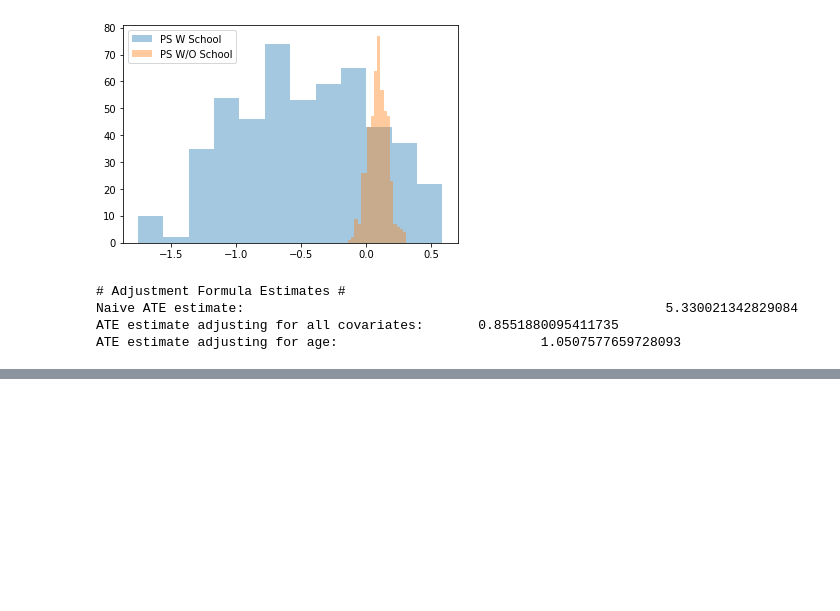
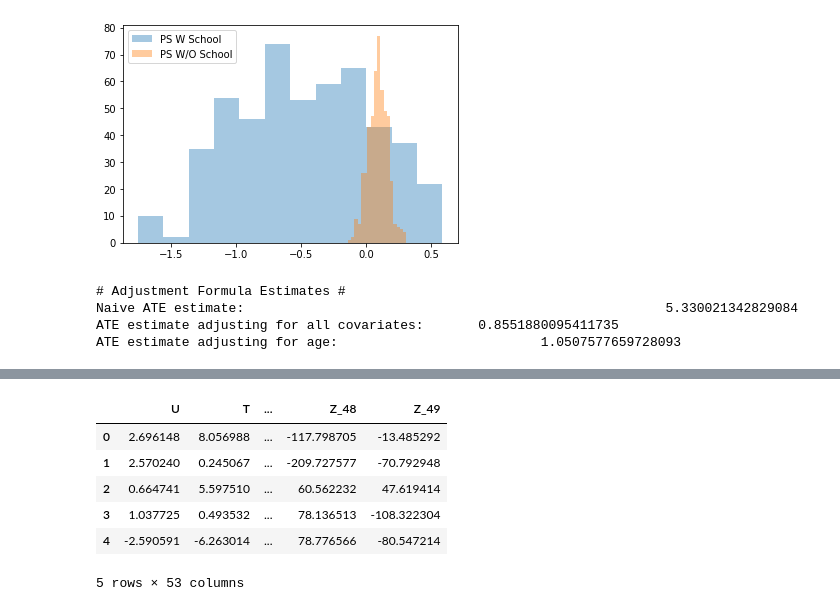
Before and after one commit to vin136/Machine-Learning-Interview-Questions, a Jupyter notebook: nbs/Causal_Inference.ipynb, the cells around one changed output, grey strips where cells are left out. Drawn from its saved outputs; the diff is of its cells as text; code cells hidden in the pictures; blank space fills up the shorter version.

```diff
--- a/nbs/Causal_Inference.ipynb
+++ b/nbs/Causal_Inference.ipynb
@@ -161,0 +166,18 @@ ATE estimate adjusting for age:                          1.0507577659728093
+# %%
+import warnings
+warnings.filterwarnings('ignore')
+
+import pandas as pd
+import numpy as np
+from scipy import stats
+from matplotlib import style
+import seaborn as sns
+from matplotlib import pyplot as plt
+import statsmodels.formula.api as smf
+import graphviz as gr
+from linearmodels.iv import IV2SLS
+
+%matplotlib inline
+
+pd.set_option("display.max_columns", 5)
+style.use("fivethirtyeight")
@@ -161,0 +199,24 @@ ATE estimate adjusting for age:                          1.0507577659728093
+# %%
+# effect of strength of correlation
+
+np.random.seed(12)
+n = 10000
+X = np.random.normal(0, 2, n) # observable variable
+U = np.random.normal(0, 2, n) # unobservable (omitted) variable
+T = np.random.normal(1 + 0.5*U, 5, n) # treatment
+Y = np.random.normal(2 + X - 0.5*U + 2*T, 5, n) # outcome
+
+stddevs = np.linspace(0.1, 100, 50)
+Zs = {f"Z_{z}": np.random.normal(T, s, n) for z, s in enumerate(stddevs)} # instruments with decreasing \mathrm{Cov}(Z, T)
+
+sim_data = pd.DataFrame(dict(U=U, T=T, Y=Y)).assign(**Zs)
+
+sim_data.head()
+# %% [output]
+|  | U | T | ... | Z_48 | Z_49 |
+| 0 | 2.696148 | 8.056988 | ... | -117.798705 | -13.485292 |
+| 1 | 2.570240 | 0.245067 | ... | -209.727577 | -70.792948 |
+| 2 | 0.664741 | 5.597510 | ... | 60.562232 | 47.619414 |
+| 3 | 1.037725 | 0.493532 | ... | 78.136513 | -108.322304 |
+| 4 | -2.590591 | -6.263014 | ... | 78.776566 | -80.547214 |
+5 rows × 53 columns
```
Also changed, not shown: parts of 8 cells of this notebook.
